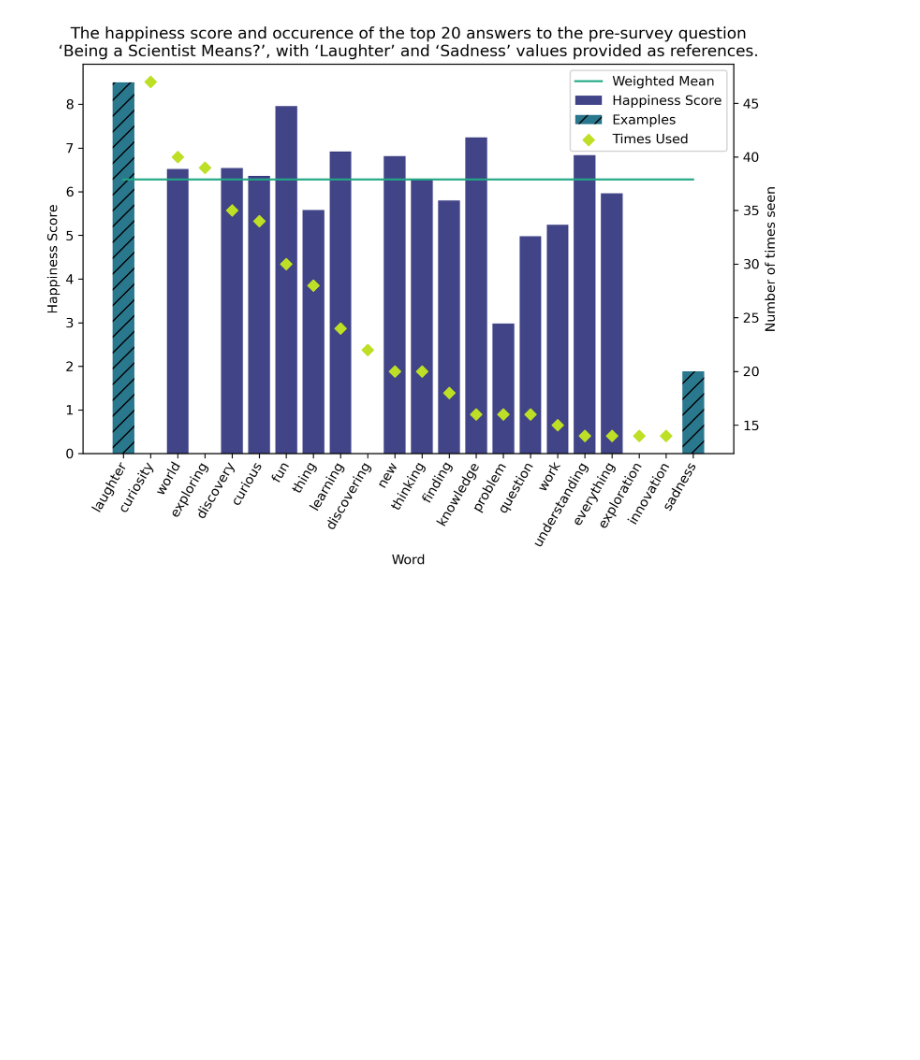
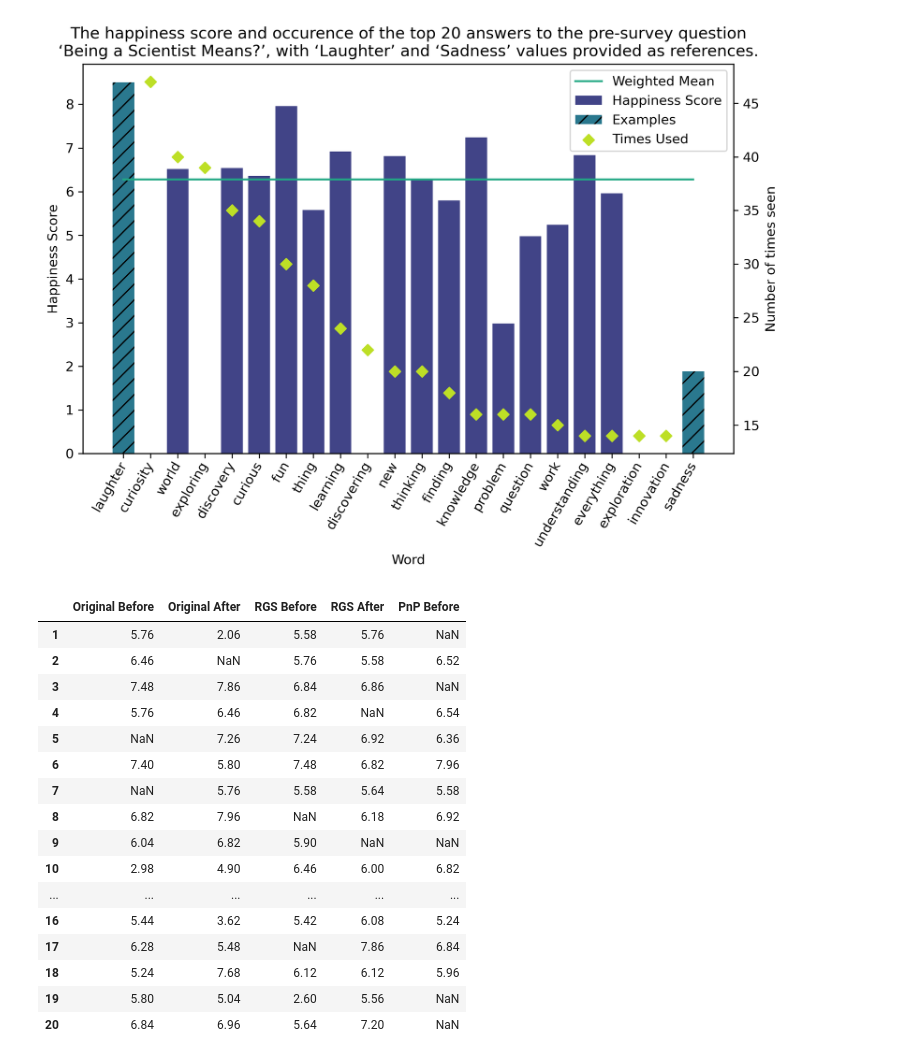
Before and after one commit to markbasham/DiamondTheGamePrintAndPlayGraphs, a Jupyter notebook: WordAnalysis.ipynb, the cells around one changed output. Saved outputs shown, nothing was run; the diff lists cells and outputs as text; code cells hidden in the pictures; blank space fills up the shorter version.

```diff
--- a/WordAnalysis.ipynb
+++ b/WordAnalysis.ipynb
@@ -247,3 +247,40 @@ pnp_df_before
 plot_word_analysis(pnp_df_before, 'PnPWordAnalyisBefore')
 # %% [output]
 [figure]
+# %%
+
+data = [original_df_before['Happiness Score'],
+        original_df_after['Happiness Score'],
+        rgs_df_before['Happiness Score'],
+        rgs_df_after['Happiness Score'],
+        pnp_df_before['Happiness Score']
+       ]
+
+headers = ["Original Before",
+           "Original After",
+           "RGS Before",
+           "RGS After",
+           "PnP Before"
+          ]
+
+df = pd.concat(data, axis=1, keys=headers)
+df = df[1:-1]
+df
+# %% [output]
+|  | Original Before | Original After | RGS Before | RGS After | PnP Before |
+| 1 | 5.76 | 2.06 | 5.58 | 5.76 | NaN |
+| 2 | 6.46 | NaN | 5.76 | 5.58 | 6.52 |
+| 3 | 7.48 | 7.86 | 6.84 | 6.86 | NaN |
+| 4 | 5.76 | 6.46 | 6.82 | NaN | 6.54 |
+| 5 | NaN | 7.26 | 7.24 | 6.92 | 6.36 |
+| 6 | 7.40 | 5.80 | 7.48 | 6.82 | 7.96 |
+| 7 | NaN | 5.76 | 5.58 | 5.64 | 5.58 |
+| 8 | 6.82 | 7.96 | NaN | 6.18 | 6.92 |
+| 9 | 6.04 | 6.82 | 5.90 | NaN | NaN |
+| 10 | 2.98 | 4.90 | 6.46 | 6.00 | 6.82 |
+| ... | ... | ... | ... | ... | ... |
+| 16 | 5.44 | 3.62 | 5.42 | 6.08 | 5.24 |
+| 17 | 6.28 | 5.48 | NaN | 7.86 | 6.84 |
+| 18 | 5.24 | 7.68 | 6.12 | 6.12 | 5.96 |
+| 19 | 5.80 | 5.04 | 2.60 | 5.56 | NaN |
+| 20 | 6.84 | 6.96 | 5.64 | 7.20 | NaN |
```
Also changed, not shown: parts of 1 cell of this notebook.
